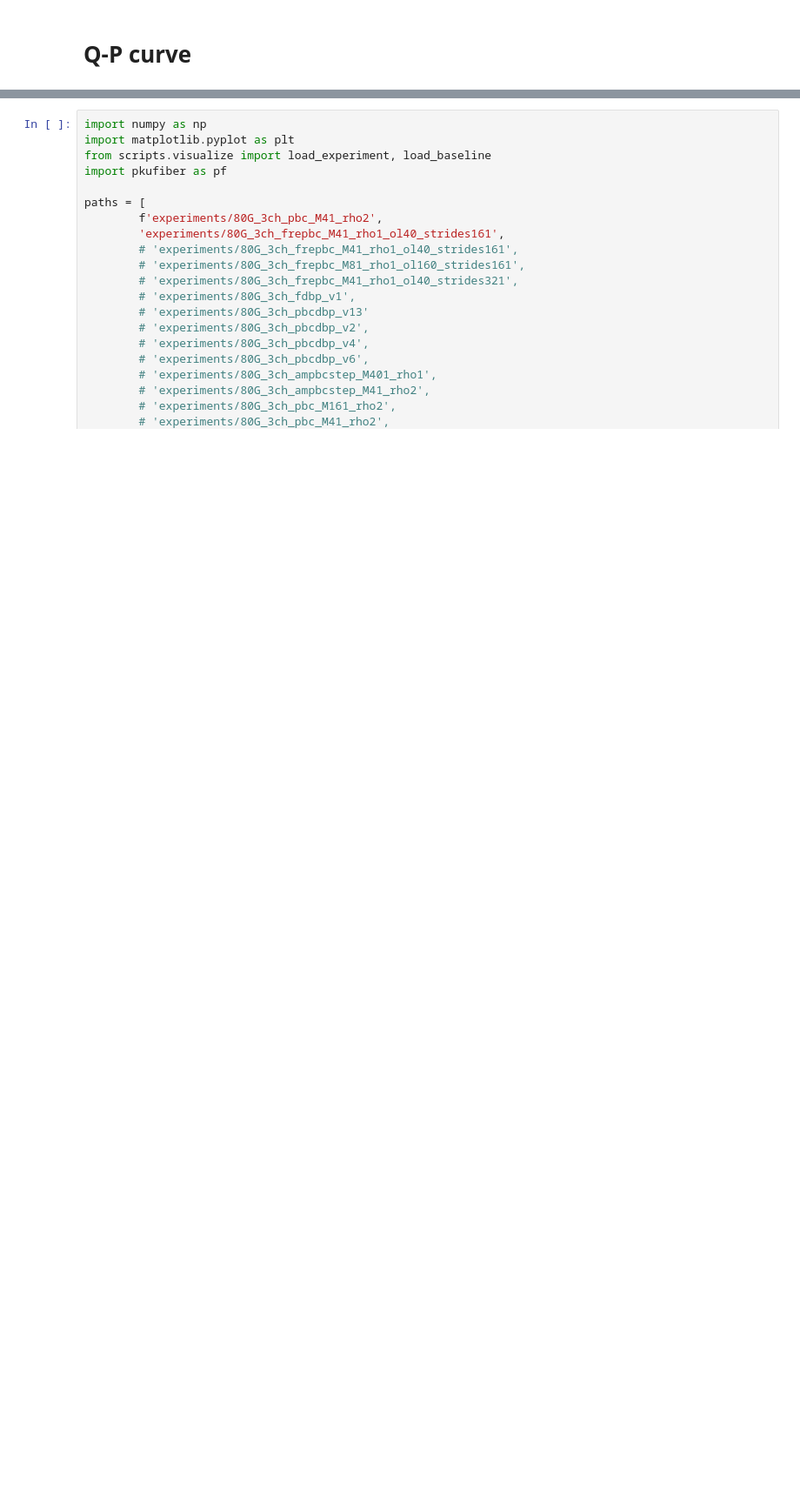
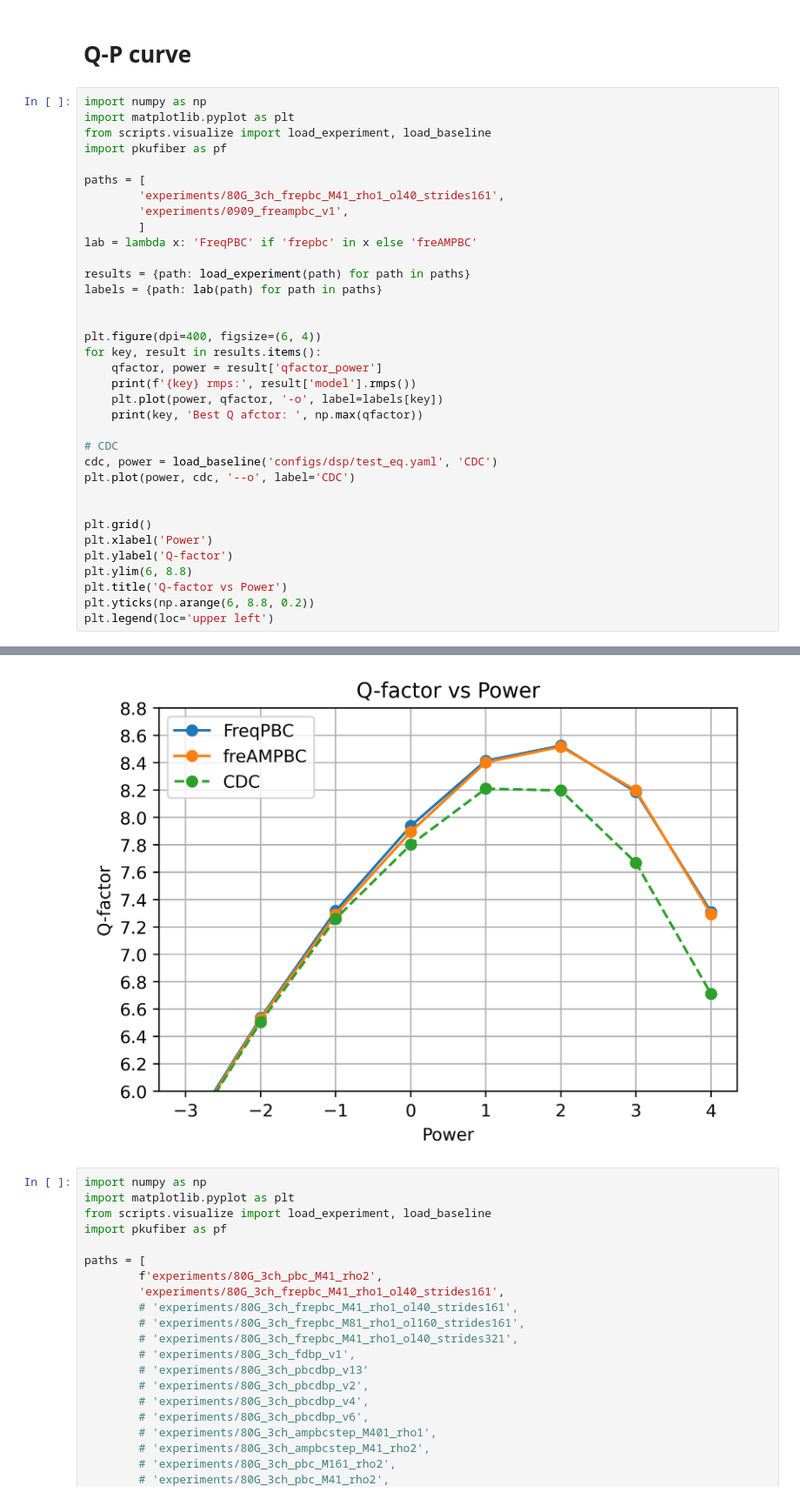
Before and after one commit to xinyuxiao113/pkufiber, a Jupyter notebook: develop.ipynb, the cells around one changed output, grey strips where cells are left out. Shown at 87% size. Drawn from its saved outputs; the diff is of its cells as text; blank space fills up the shorter version.

```diff
--- a/develop.ipynb
+++ b/develop.ipynb
@@ -27,2 +28,38 @@ RMPS: 8086.8807658764545
 # %% [markdown]
 # Q-P curve
+# %%
+import numpy as np
+import matplotlib.pyplot as plt
+from scripts.visualize import load_experiment, load_baseline
+import pkufiber as pf
+
+paths = [
+        'experiments/80G_3ch_frepbc_M41_rho1_ol40_strides161',
+        'experiments/0909_freampbc_v1',
+        ]
+lab = lambda x: 'FreqPBC' if 'frepbc' in x else 'freAMPBC'
+
+results = {path: load_experiment(path) for path in paths}
+labels = {path: lab(path) for path in paths}
+
+
+plt.figure(dpi=400, figsize=(6, 4))
+for key, result in results.items():
+    qfactor, power = result['qfactor_power']
+    print(f'{key} rmps:', result['model'].rmps())
+    plt.plot(power, qfactor, '-o', label=labels[key])
+    print(key, 'Best Q afctor: ', np.max(qfactor))
+
+# CDC
+cdc, power = load_baseline('configs/dsp/test_eq.yaml', 'CDC')
+plt.plot(power, cdc, '--o', label='CDC')
+
+
+plt.grid()
+plt.xlabel('Power')
+plt.ylabel('Q-factor')
+plt.ylim(6, 8.8)
+plt.title('Q-factor vs Power')
+plt.yticks(np.arange(6, 8.8, 0.2))
+plt.legend(loc='upper left')
+# %% [output]
@@ -29,3 +71,4 @@ RMPS: 8086.8807658764545
+[figure, added]
 # %%
 import numpy as np
 import matplotlib.pyplot as plt
```
Also changed, not shown: parts of 7 cells of this notebook, 23 other files.
